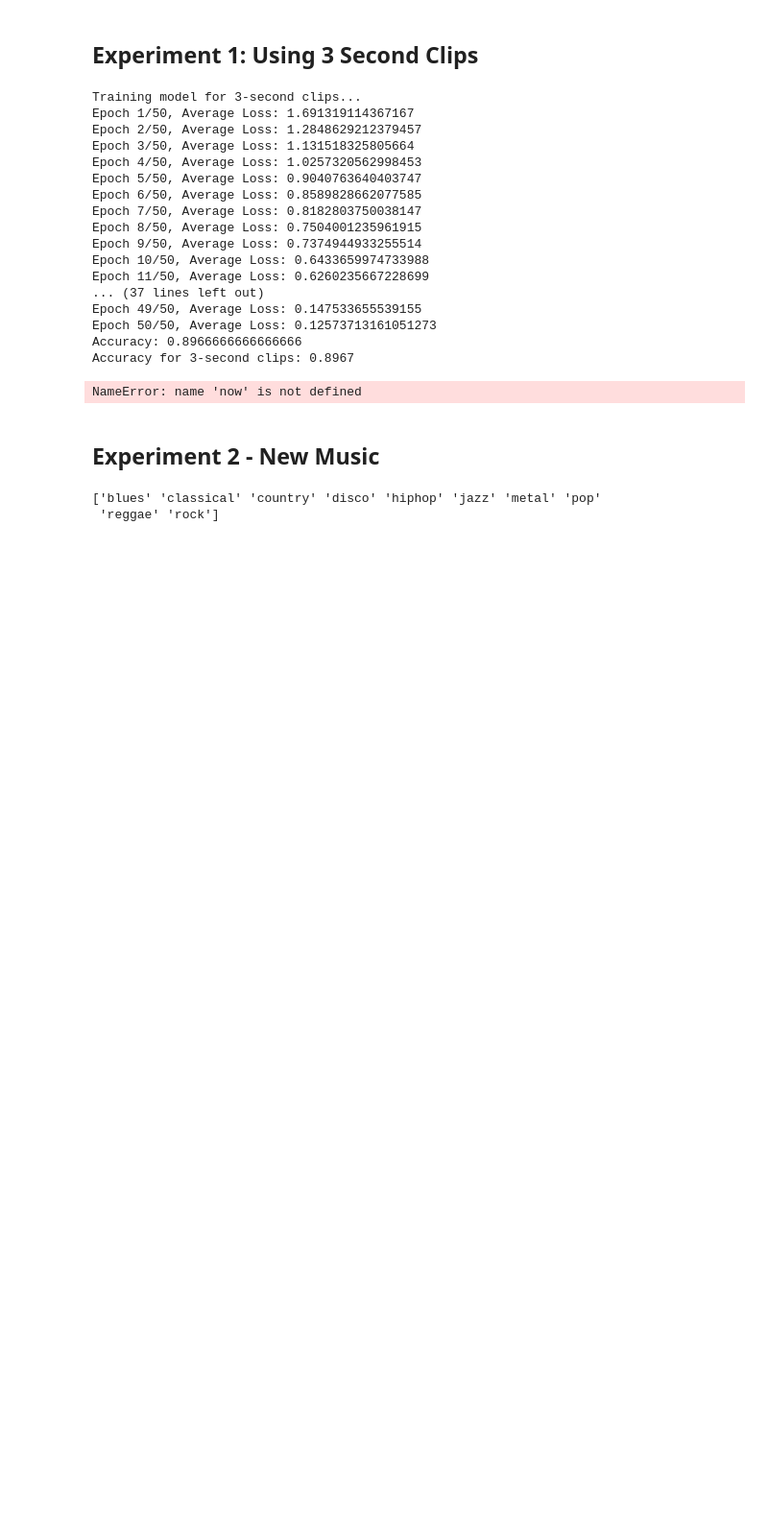
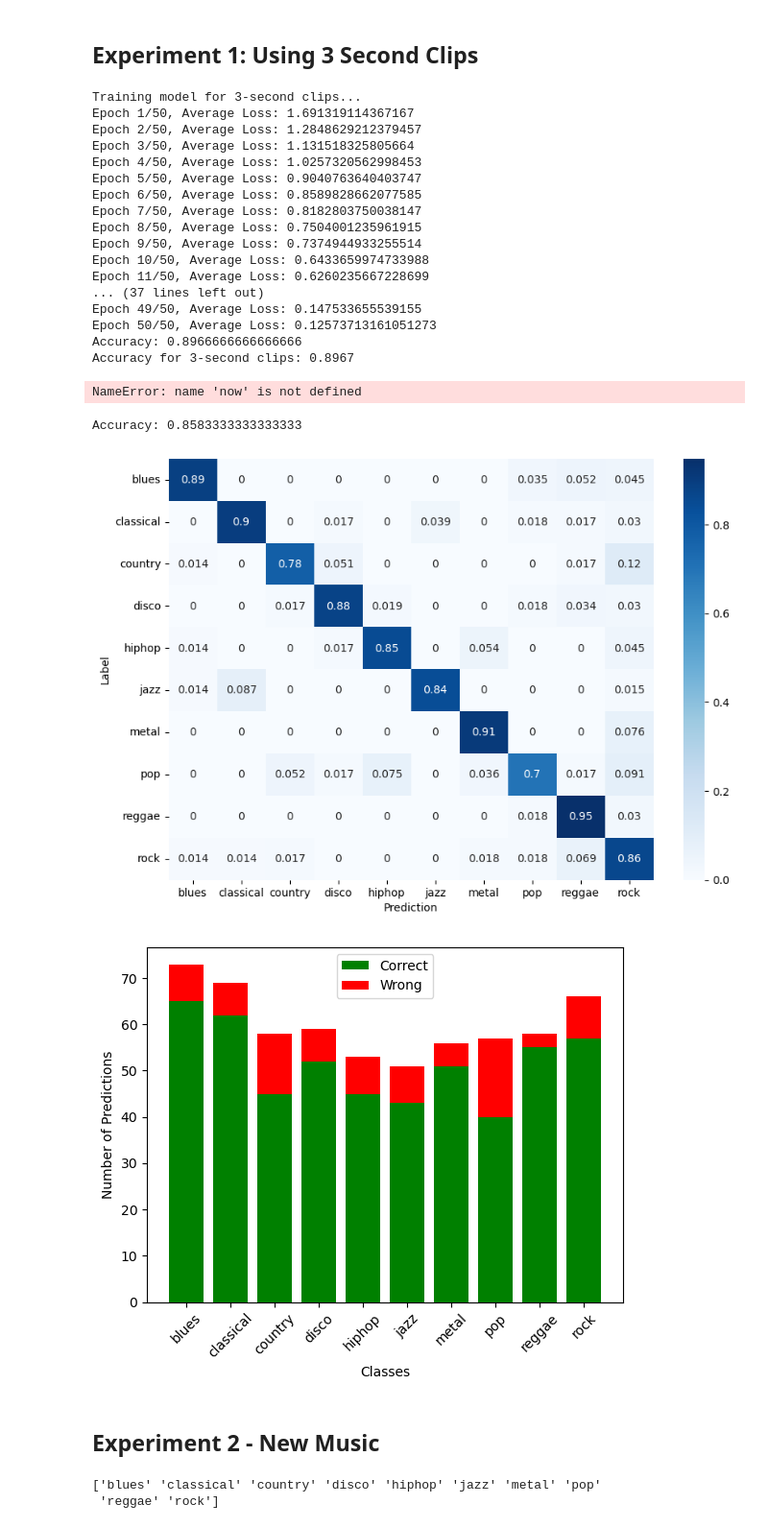
Before and after one commit to yatinpokle/MusicGenreNeuralNetwork, a Jupyter notebook: MusicGenreProject.ipynb, the cells around one changed output. Shown: that part at 96% size. Cells and saved outputs as stored; diff of their text form; code cells hidden in the pictures; blank space fills up the shorter version.

Commit message:
3 sec actually done with 85%

```diff
--- a/MusicGenreProject.ipynb
+++ b/MusicGenreProject.ipynb
@@ -336,6 +336,14 @@ NameError: name 'now' is not defined
 import datetime
 now = datetime.datetime.now()
 torch.save(model3sec, f"Models/model_{clip_duration}sec_{now.strftime('%Y%m%d%H%M')}.pt")
+# %%
+accuracy, predictions, actual = test_audio_classification_model(model3sec, test_loader_3, classes)
+plot_confusion_matrix(actual, predictions, classes)
+plot_prediction_distribution(actual, predictions, classes)
+# %% [output]
+Accuracy: 0.8583333333333333
+[figure, added]
+[figure, added]
 # %% [markdown]
 ## Experiment 2 - New Music
 # %%
```
Also changed, not shown: parts of 1 cell of this notebook.
